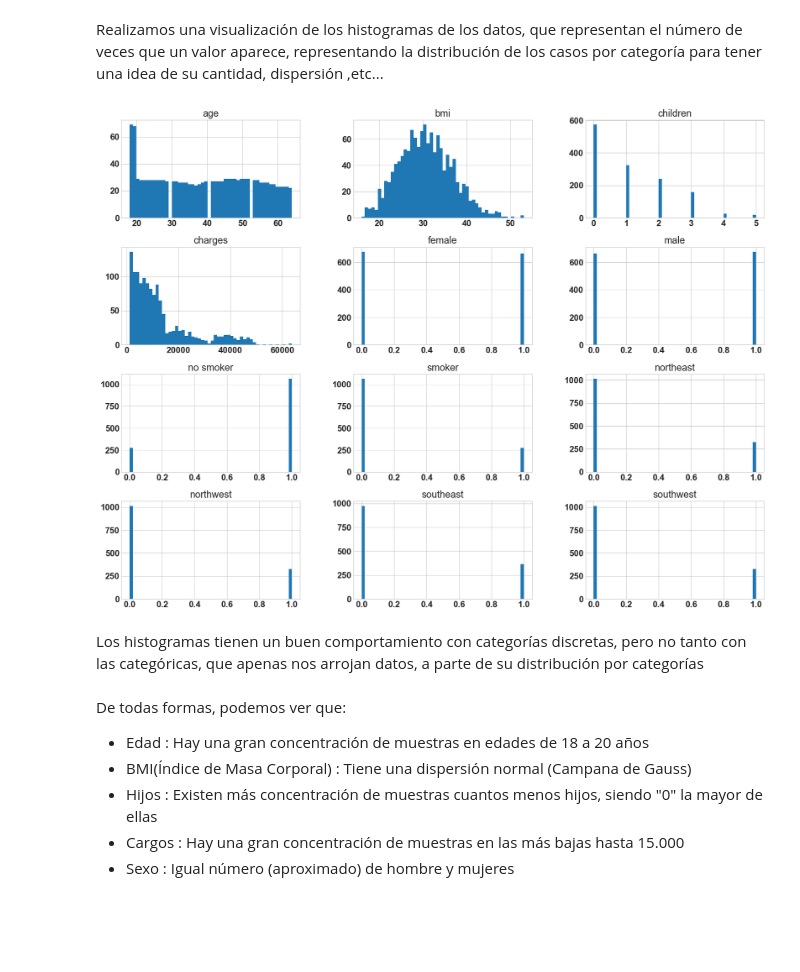
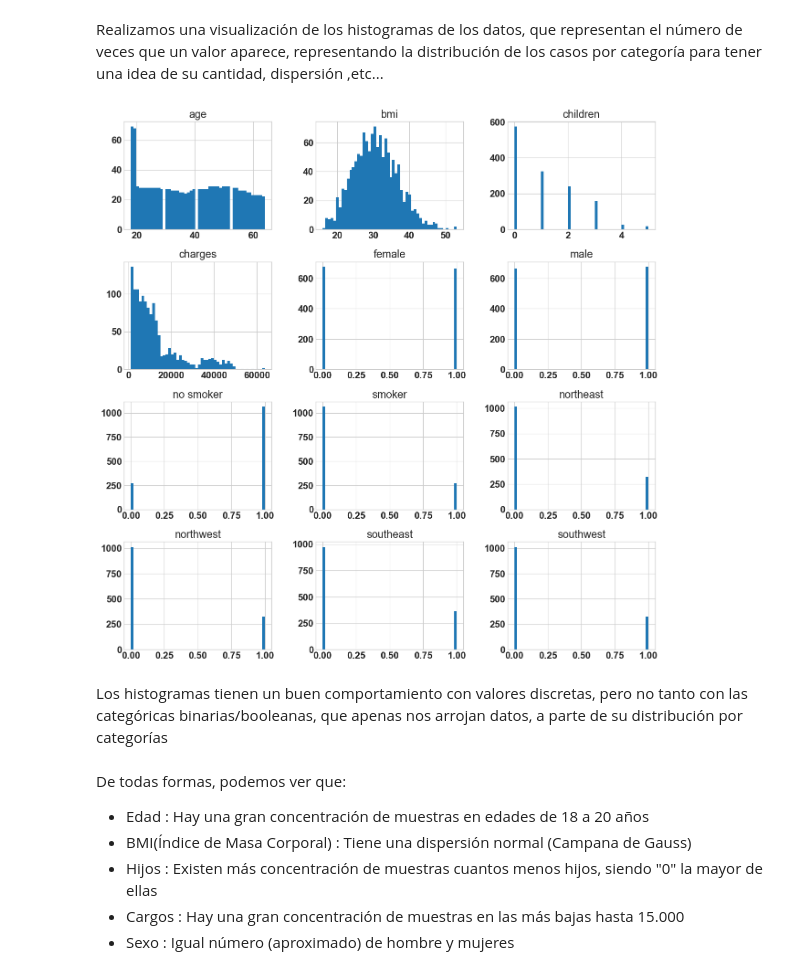
Before and after one commit to RobinGoldwing/gold-insurance, a Jupyter notebook: Proyecto ML insurance.ipynb, the cells around one changed output. Saved outputs shown, nothing was run; the diff lists cells and outputs as text; code cells hidden in the pictures; blank space fills up the shorter version.

```diff
--- a/Proyecto ML insurance.ipynb
+++ b/Proyecto ML insurance.ipynb
@@ -452,12 +452,12 @@ insurance_norm.head()
 # %% [markdown]
 Realizamos una visualización de los histogramas de los datos, que representan el número de veces que un valor aparece, representando la distribución de los casos por categoría para tener una idea de su cantidad, dispersión ,etc...
 # %%
-insurance_norm.hist(bins=50, figsize =(20,15))
+insurance_norm.hist(bins=50, figsize =(15,15))
 plt.show()
 # %% [output]
-[figure, old version]
+[figure, new version]
 # %% [markdown]
-Los histogramas tienen un buen comportamiento con categorías discretas, pero no tanto con las categóricas, que apenas nos arrojan datos, a parte de su distribución por categorías
+Los histogramas tienen un buen comportamiento con valores discretas, pero no tanto con las categóricas binarias/booleanas, que apenas nos arrojan datos, a parte de su distribución por categorías
 # %% [markdown]
 De todas formas, podemos ver que:
 - Edad : Hay una gran concentración de muestras en edades de 18 a 20 años
```
Also changed, not shown: parts of 12 cells of this notebook, 1 other file.
